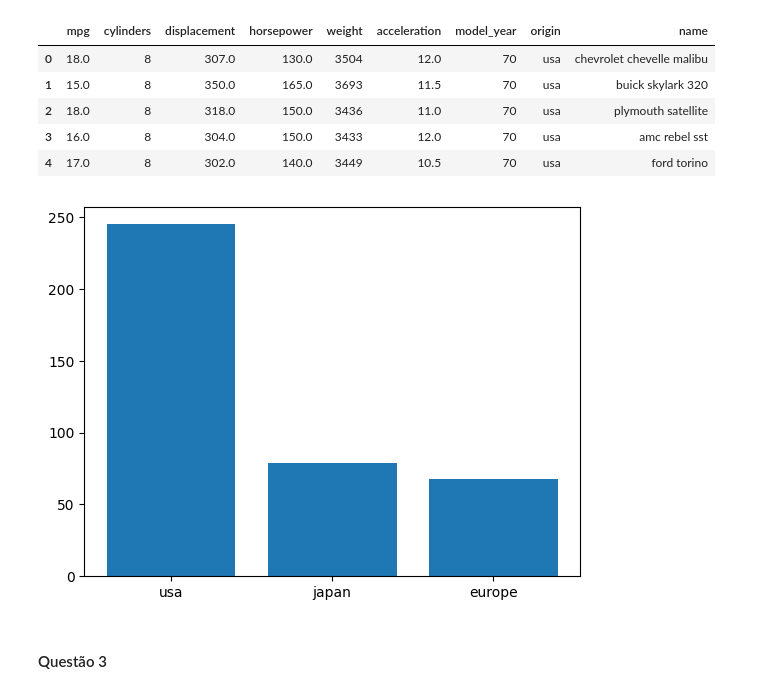
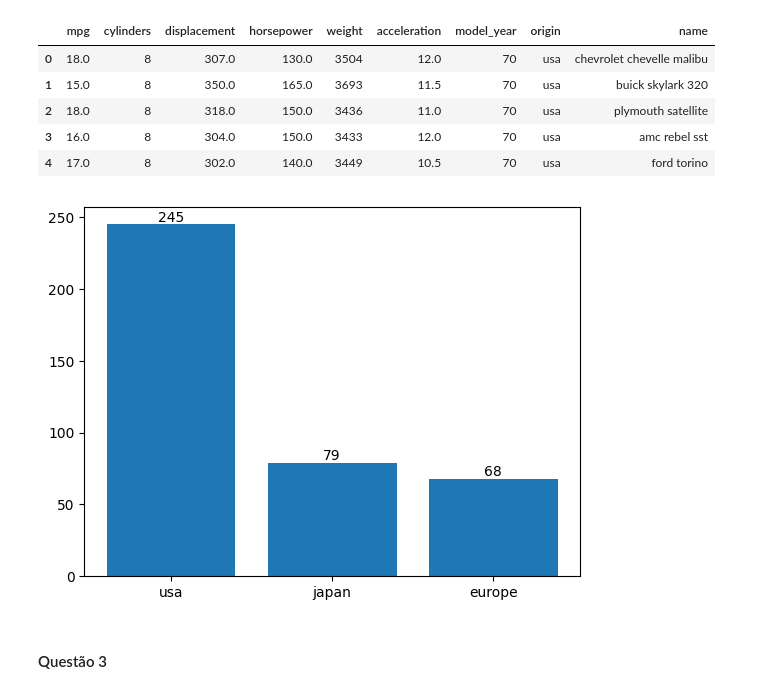
Before and after one commit to guioliveiras/ada_suzano_892, a Jupyter notebook: modulo_04/atividades/atividade-02.ipynb, the cells around one changed output. Cells and saved outputs as stored; diff of their text form; code cells hidden in the pictures.

```diff
--- a/modulo_04/atividades/atividade-02.ipynb
+++ b/modulo_04/atividades/atividade-02.ipynb
@@ -73,13 +72,17 @@ df.head()
 | 3 | 16.0 | 8 | 304.0 | 150.0 | 3433 | 12.0 | 70 | usa | amc rebel sst |
 | 4 | 17.0 | 8 | 302.0 | 140.0 | 3449 | 10.5 | 70 | usa | ford torino |
 # %%
+fig, ax = plt.subplots()
+
 x = df['origin'].value_counts().index
 y = df['origin'].value_counts().values
 
-plt.bar(x, y)
+
+bars = ax.bar(x, y)
+ax.bar_label(bars)
 plt.show()
 # %% [output]
-[figure, old version]
+[figure, new version]
 # %% [markdown]
 #### Questão 3
 # %% [markdown]
```
Also changed, not shown: parts of 6 cells of this notebook.
